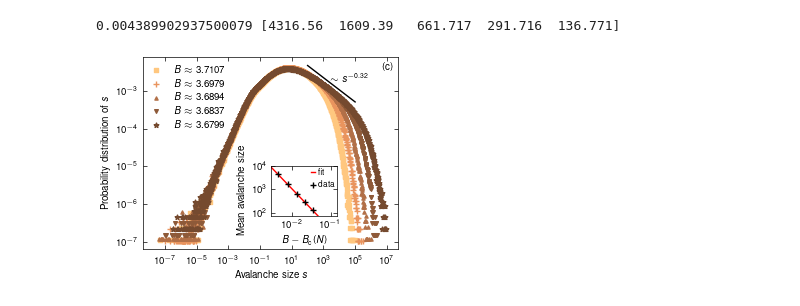
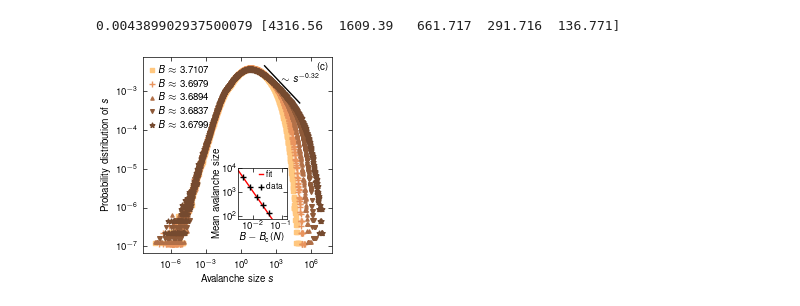
Before and after one commit to jose-moran/timeliness_criticality, a Jupyter notebook: figures/fig3c_avalanche_mass/avalanche_mass_fig.ipynb, the cells around one changed output. Saved outputs shown, nothing was run; the diff lists cells and outputs as text; code cells hidden in the pictures.

```diff
--- a/figures/fig3c_avalanche_mass/avalanche_mass_fig.ipynb
+++ b/figures/fig3c_avalanche_mass/avalanche_mass_fig.ipynb
@@ -18,11 +18,12 @@ scale_factors = np.array([1, 2.78, 6.84, 16, 34])
 # %%
 Bc = 3.67552207
 alpha = 1.69356833
-B1_data = np.genfromtxt("data/P_mass1.dat")
-B2_data = np.genfromtxt("data/P_mass2.dat")
-B3_data = np.genfromtxt("data/P_mass3.dat")
-B4_data = np.genfromtxt("data/P_mass4.dat")
-B5_data = np.genfromtxt("data/P_mass5.dat")
+
+B1_data = np.genfromtxt("data/P_mass1.txt")
+B2_data = np.genfromtxt("data/P_mass2.txt")
+B3_data = np.genfromtxt("data/P_mass3.txt")
+B4_data = np.genfromtxt("data/P_mass4.txt")
+B5_data = np.genfromtxt("data/P_mass5.txt")
 # %%
 B = np.array([3.6799119729375,
 3.6837088479375,
@@ -35,7 +36,10 @@ avg_masses = np.array([4316.56, 1609.39, 661.717, 291.716, 136.771])
 plt.style.use('science')
 plt.style.use(['science','nature'])
 # %%
-fig, ax1 = plt.subplots()
+# fig c width = 1.166666 * 53.1 / 25.4 = 2.45
+width = 1.166666 * 53.1 / 25.4
+height = 53.1 * 1.22 / 25.4
+fig, ax1 = plt.subplots(figsize=(width, height))
 size = 4
 
 B6 = 3.6000
@@ -51,21 +55,19 @@ ax1.scatter(B3_data[:, 0], B3_data[:, 1] , linewidth=1, c=colors[2], label=fr"$B
 ax1.scatter(B2_data[:, 0], B2_data[:, 1] , linewidth=1, c=colors[1], label=fr"$B \approx{str(B2)[:6]}$", s=1.7*size, marker="v")
 ax1.scatter(B1_data[:, 0], B1_data[:, 1] , linewidth=1, c=colors[0], label=fr"$B \approx {str(B1)[:6]}$", s=3*size, marker="*")
 
-
-
 X=np.arange(100, 1E5, 1)
 ax1.plot(X, 0.02*X**-0.32, c="black")
 ax1.set_xscale("log")
 ax1.set_yscale("log")
 ax1.set_xlabel(r"Avalanche size $s$")
 ax1.set_ylabel(r"Probability distribution of $s$")
-ax1.legend(frameon=False, loc="upper left", bbox_to_anchor=(-0.02, 1.))
+ax1.legend(frameon=False, loc="upper left", bbox_to_anchor=(-0.01, 1.), handlelength=.5, handletextpad=0.4 )
 ax1.yaxis.set_tick_params(direction="in")
 ax1.yaxis.set_minor_locator(plt.LogLocator(base=10.0, subs=(1.0,)))
 ax1.xaxis.set_tick_params(direction="in")
 ax1.xaxis.set_minor_locator(plt.LogLocator(base=10.0, subs=(1.0,)))
 
-ax1.text(0.88, 0.91, r"$\sim s^{-0.32}$", transform=ax1.transAxes,
+ax1.text(0.93, 0.91, r"$\sim s^{-0.32}$", transform=ax1.transAxes,
         horizontalalignment='right', verticalalignment='top')
 ax1.text(0.98, .97, r"(c)", transform=ax1.transAxes,
         horizontalalignment='right', verticalalignment='top')
@@ -75,40 +77,41 @@ ax1.tick_params(axis='x', which='both', pad=5)
 left, bottom, width, height = [0.515, 0.245, 0.2, 0.2]
 ax2 = fig.add_axes([left, bottom, width, height])
 
-ax2.set_xlabel(r"$B - B_\mathrm{c}(N)$")
-ax2.set_ylabel(r"Mean avalanche size")
+ax2.set_xlabel(r"$B - B_\mathrm{c}(N)$", labelpad=1)
+ax2.set_ylabel(r"Mean avalanche size", labelpad=1)
 ax2.set_yscale("log")
 ax2.set_xscale("log")
 xmax = 0.15
 xmin = 0.003
 ymax = 1E4
 ymin = 80
 
 ax2.set_xlim(xmin, xmax)
 ax2.set_ylim(ymin, ymax)
 
 import scipy
 x_data = np.array(B - Bc).astype(float)
 y_data = np.array(avg_masses).astype(float)
 def fit_function(BminBc, a, g):
      return a * BminBc ** -g
 print(x_data[0], y_data)
 
 bounds = [[0.01,1.69356832],[1, 1.69356834]]
 
 params, params_covariance = scipy.optimize.curve_fit(fit_function, x_data, y_data, bounds= bounds)
 sampling = np.arange(0.002, xmax, 0.001)
 ax2.plot(sampling, fit_function(sampling, params[0], params[1]), c="red", alpha=1, zorder=1, label=r"fit")
 ax2.scatter(B-Bc, avg_masses, label=r"data", c="black", zorder=2, marker="+", s=20)
 ax2.tick_params(axis="both")
 
 ax2.legend(loc="upper right", fontsize=6, frameon= False,
            handlelength=.5, handletextpad=0.4, bbox_to_anchor=(1.07, 1.08))
 ax2.yaxis.set_minor_locator(plt.LogLocator(base=10.0, subs=(1.0,)))
-ax2.yaxis.set_tick_params(direction="in")
+ax2.yaxis.set_tick_params(direction="in", pad=1)
+ax2.tick_params(axis="both")
 ax2.xaxis.set_minor_locator(plt.LogLocator(base=10.0, subs=(1.0,)))
-ax2.xaxis.set_tick_params(direction="in")
+ax2.xaxis.set_tick_params(direction="in", pad=2)
 fig.savefig("avalanche_mass_fig.pdf", bbox_inches='tight')
 # %% [output]
 0.004389902937500079 [4316.56  1609.39   661.717  291.716  136.771]
-[figure, old version]
+[figure, new version]
```
Also changed, not shown: parts of 1 cell of this notebook, 53 other files.
